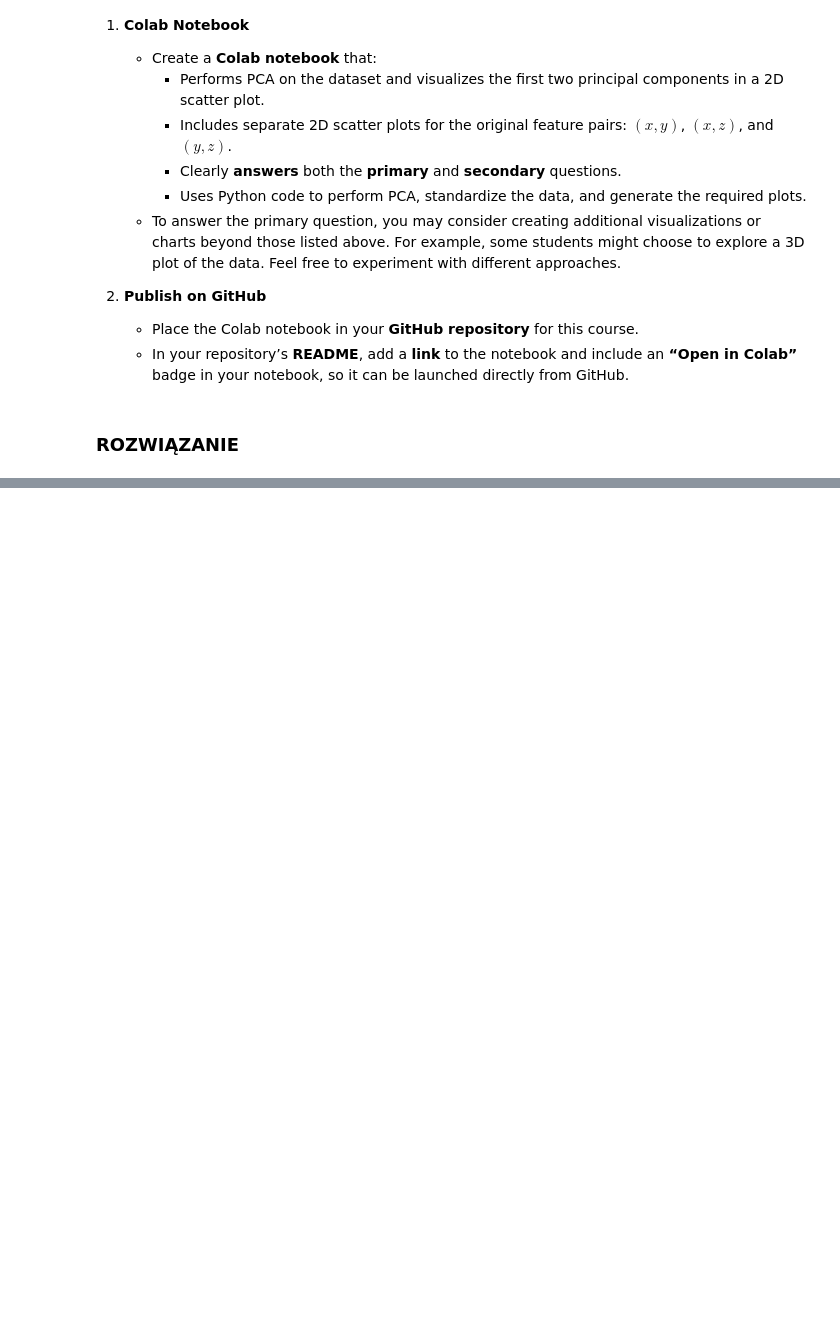
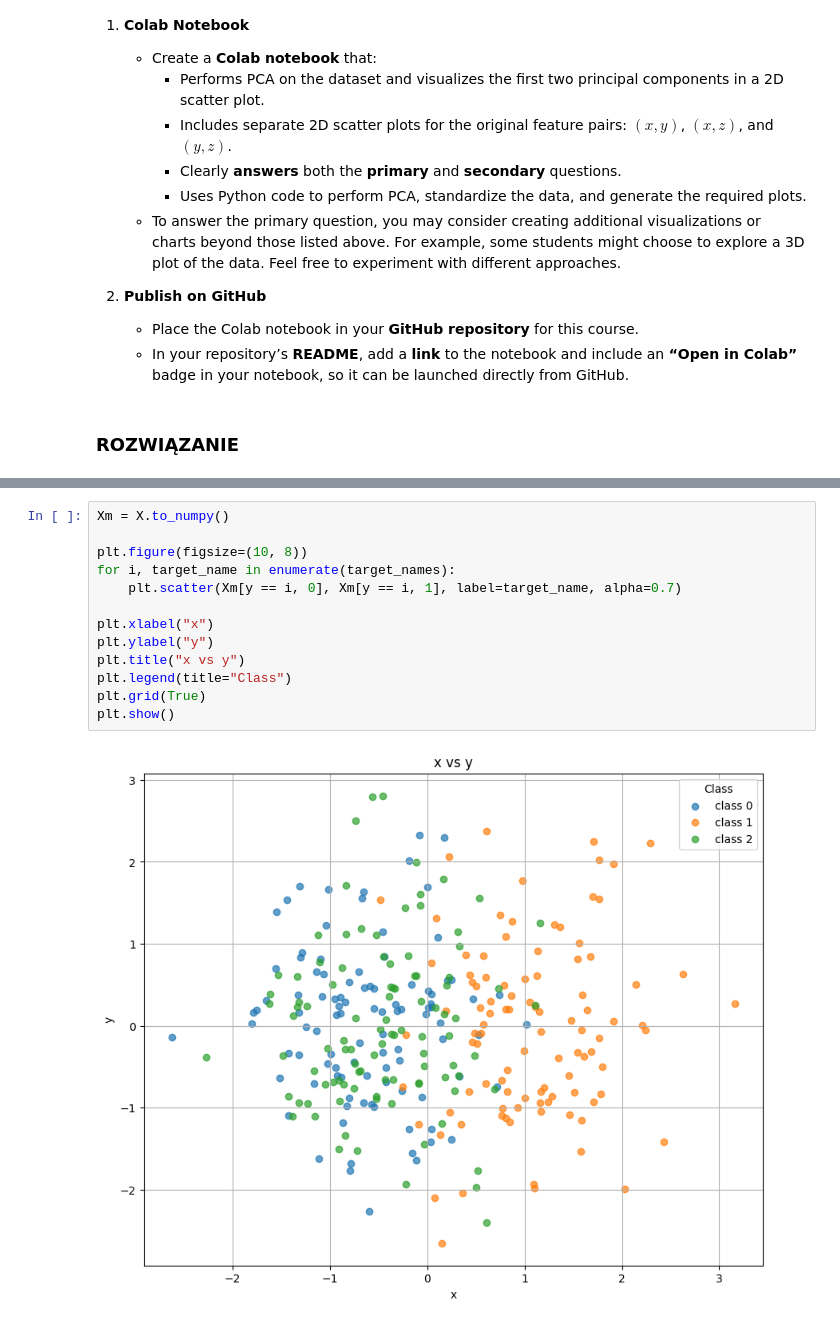
Before and after one commit to krzysztof-kar/ML2025, a Jupyter notebook: Lab01_PCA_prdom.ipynb, the cells around one changed output, grey strips where cells are left out. Cells and saved outputs as stored; diff of their text form; blank space fills up the shorter version.

```diff
--- a/Lab01_PCA_prdom.ipynb
+++ b/Lab01_PCA_prdom.ipynb
@@ -63,0 +109,15 @@ x
+# %%
+Xm = X.to_numpy()
+
+plt.figure(figsize=(10, 8))
+for i, target_name in enumerate(target_names):
+    plt.scatter(Xm[y == i, 0], Xm[y == i, 1], label=target_name, alpha=0.7)
+
+plt.xlabel("x")
+plt.ylabel("y")
+plt.title("x vs y")
+plt.legend(title="Class")
+plt.grid(True)
+plt.show()
+# %% [output]
+[figure, added]
```
Also changed, not shown: parts of 6 cells of this notebook.
